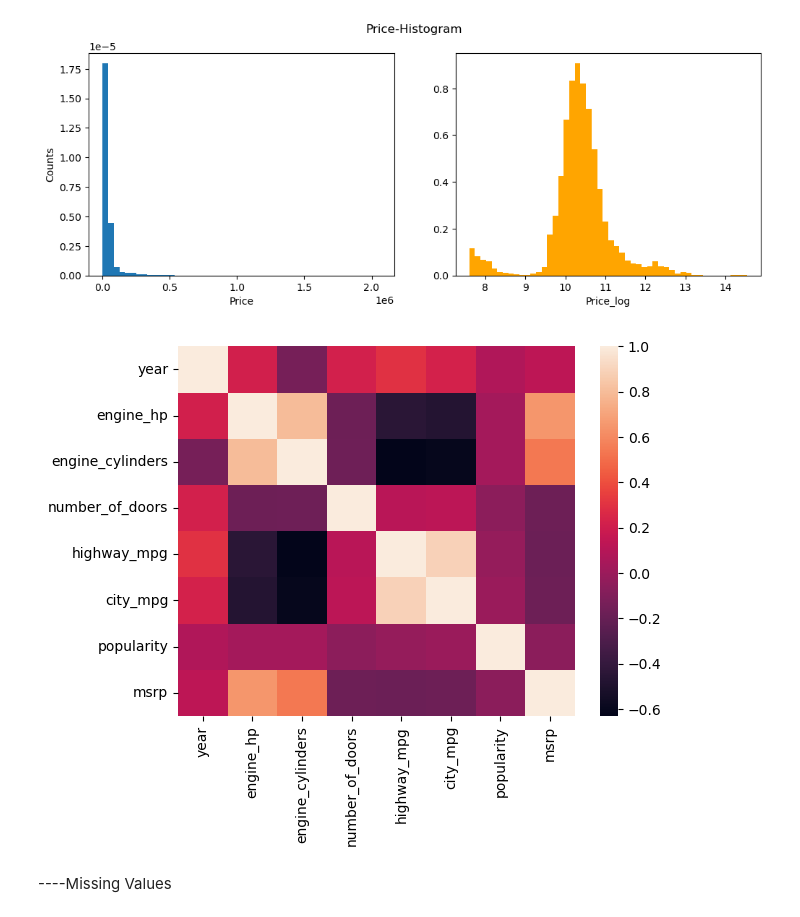
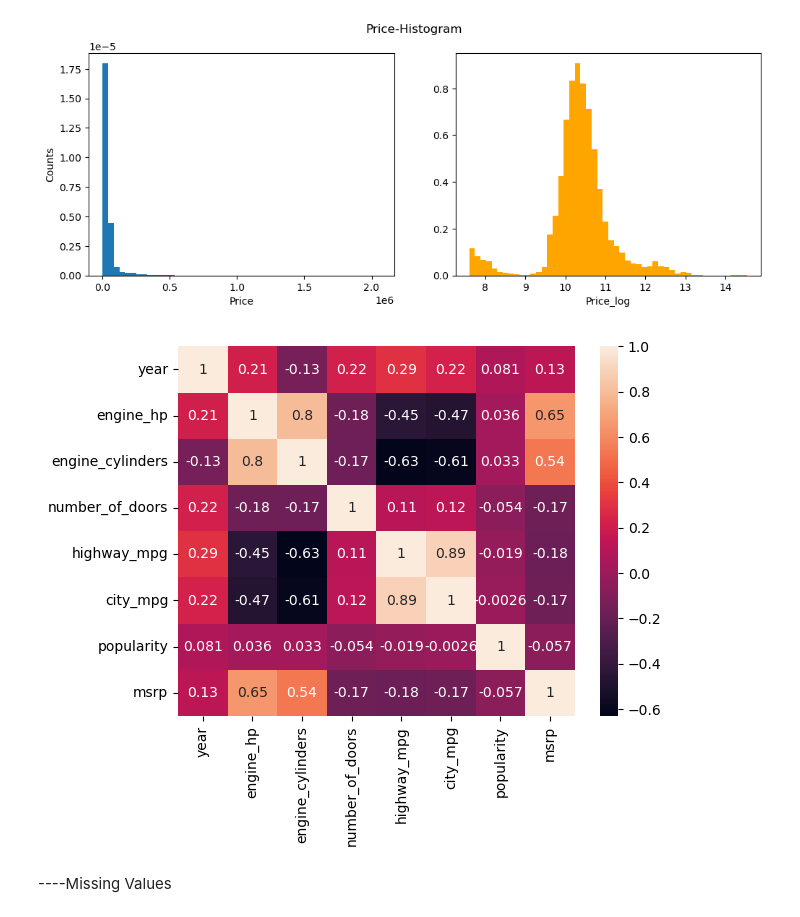
Before and after one commit to tsikospanagiotis87/ml-education, a Jupyter notebook: car-price-model.ipynb, the cells around one changed output. Drawn from its saved outputs; the diff is of its cells as text; code cells hidden in the pictures.

```diff
--- a/car-price-model.ipynb
+++ b/car-price-model.ipynb
@@ -72,10 +72,10 @@ plt.show()
 [figure]
 # %%
 correl = df.corr(numeric_only= True)
-sns.heatmap(correl)
+sns.heatmap(correl, annot= True)
 plt.show()
 # %% [output]
-[figure, old version]
+[figure, new version]
 # %%
 df['msrp_log'] = np.log1p(df['msrp'])
 # %% [markdown]
```
Also changed, not shown: parts of 29 cells of this notebook, 2 other files.
